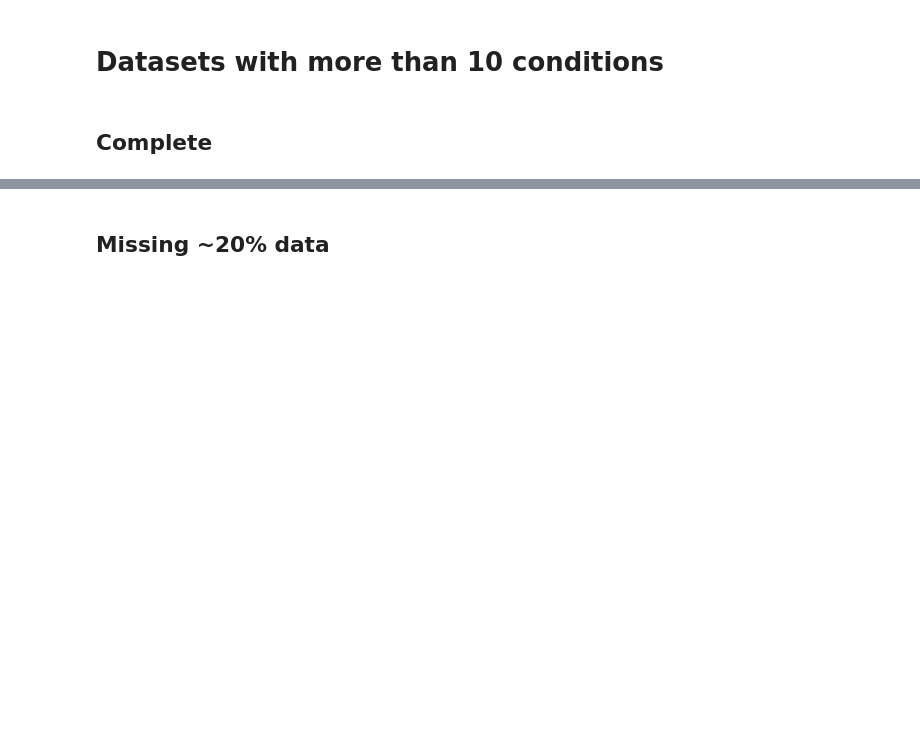
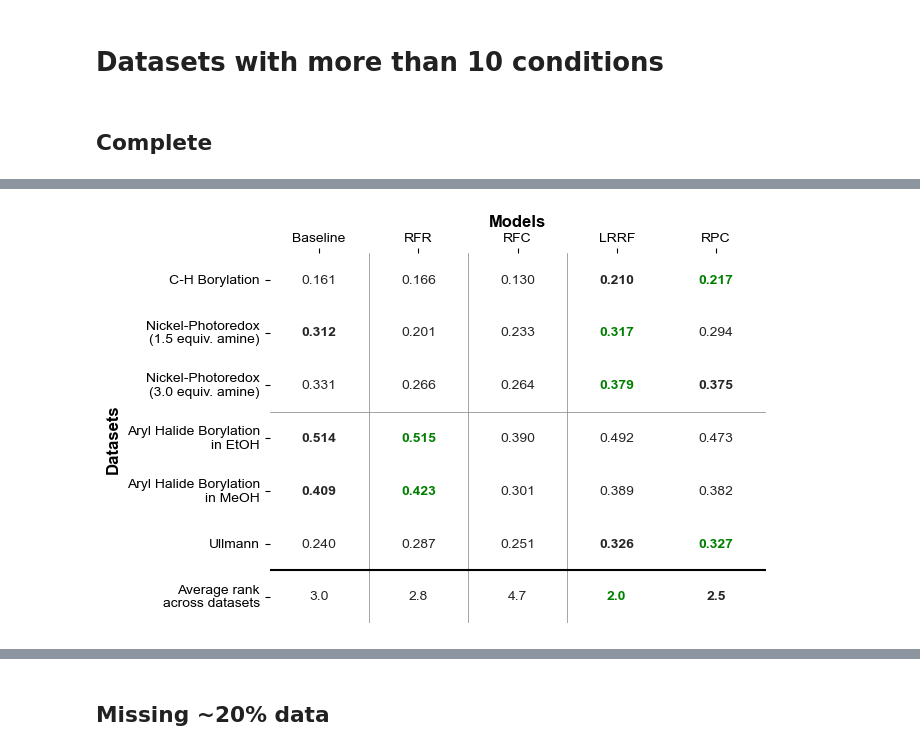
Before and after one commit to ZimmermanGroup/LabelRanking, a Jupyter notebook: performance_analysis.ipynb, the cells around one changed output, grey strips where cells are left out. Saved outputs shown, nothing was run; the diff lists cells and outputs as text; code cells hidden in the pictures; blank space fills up the shorter version.

```diff
--- a/performance_analysis.ipynb
+++ b/performance_analysis.ipynb
@@ -602,3 +690,13 @@ more_datasets = ["Borylation", "Informer 1", "Informer 2", "Ullmann"]
+# %%
+plot_table_with_heatmap(
+    kt_table2.reindex(datasets_ordered),
+    rf_models,
+    ["C-H Borylation", "Nickel-Photoredox\n(1.5 equiv. amine)", "Nickel-Photoredox\n(3.0 equiv. amine)", "Aryl Halide Borylation\nin EtOH", "Aryl Halide Borylation\nin MeOH", "Ullmann"],
+    hline_pos=[3], last_hline=6, vline_pos=[1,2,3],
+    # save="Figure6A.svg"
+)
+# %% [output]
+[figure, added]
 # %%
 fp_analyzer2 = MoreConditionAnalyzer("fp", all_models_ordered)
 fp_perf_df2 = fp_analyzer2.avg_perf_df
```
Also changed, not shown: parts of 44 cells of this notebook, 3 other files.
